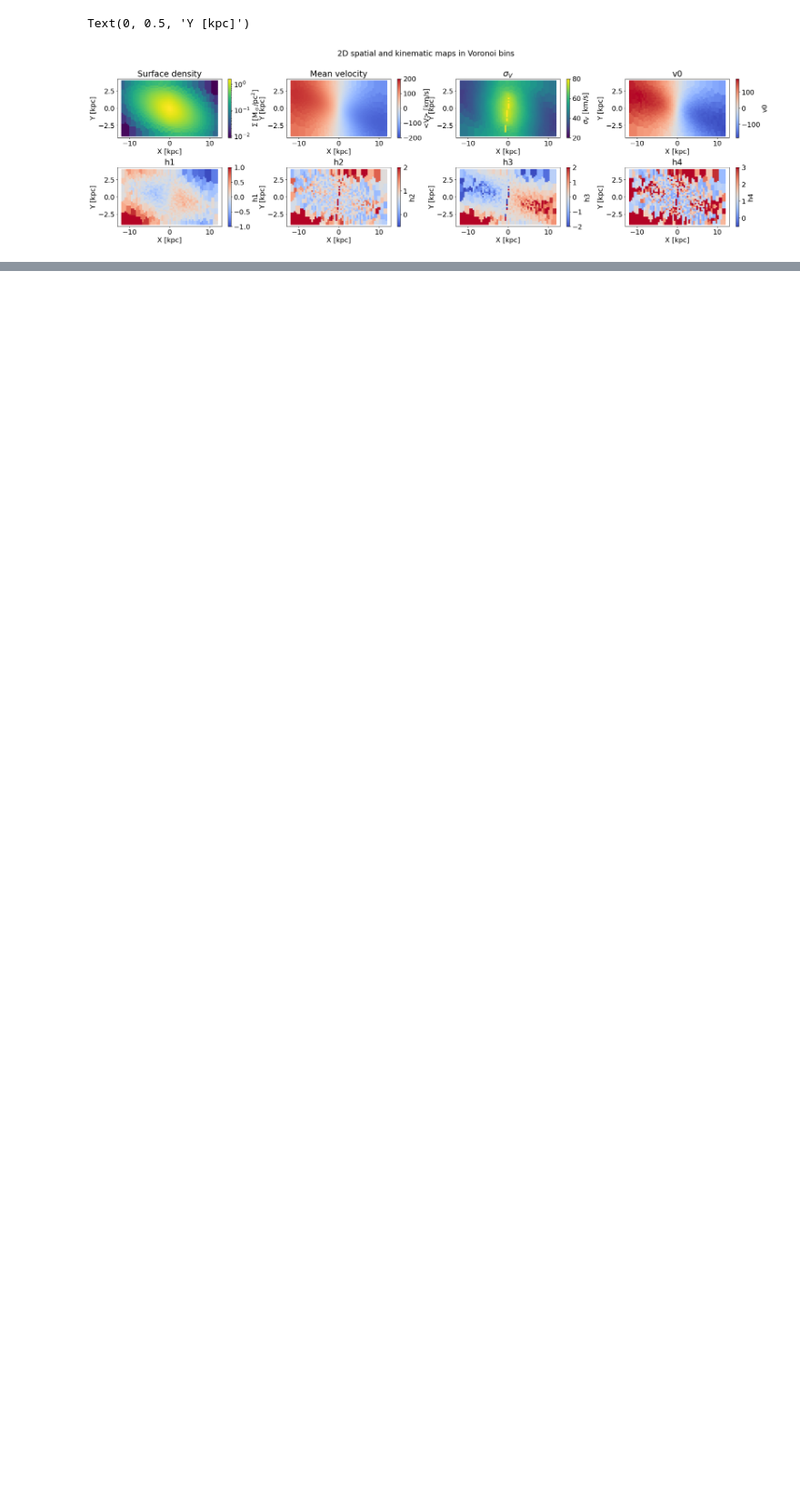
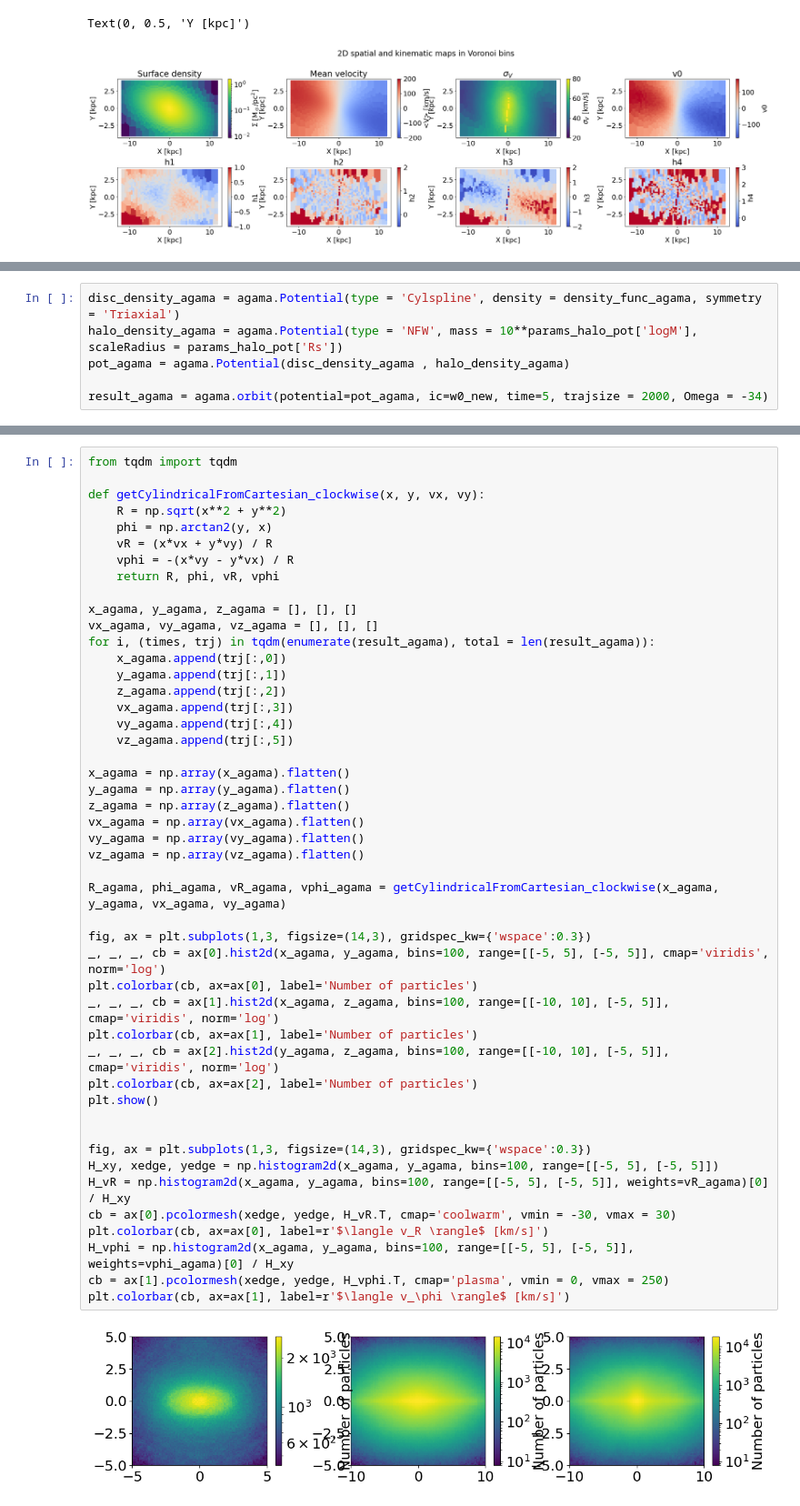
Before and after one commit to David-Chemaly/SchwarMAX, a Jupyter notebook: test_integration.ipynb, the cells around one changed output, grey strips where cells are left out. Shown at 91% size. Saved outputs shown, nothing was run; the diff lists cells and outputs as text; blank space fills up the shorter version.

```diff
--- a/test_integration.ipynb
+++ b/test_integration.ipynb
@@ -1324,0 +1570,6 @@ Text(0, 0.5, 'Y [kpc]')
+# %%
+disc_density_agama = agama.Potential(type = 'Cylspline', density = density_func_agama, symmetry = 'Triaxial')
+halo_density_agama = agama.Potential(type = 'NFW', mass = 10**params_halo_pot['logM'], scaleRadius = params_halo_pot['Rs'])
+pot_agama = agama.Potential(disc_density_agama , halo_density_agama)
+
+result_agama = agama.orbit(potential=pot_agama, ic=w0_new, time=5, trajsize = 2000, Omega = -34)
@@ -1324,0 +1578,49 @@ Text(0, 0.5, 'Y [kpc]')
+# %%
+from tqdm import tqdm
+
+def getCylindricalFromCartesian_clockwise(x, y, vx, vy):
+    R = np.sqrt(x**2 + y**2)
+    phi = np.arctan2(y, x)
+    vR = (x*vx + y*vy) / R
+    vphi = -(x*vy - y*vx) / R
+    return R, phi, vR, vphi
+
+x_agama, y_agama, z_agama = [], [], []
+vx_agama, vy_agama, vz_agama = [], [], []
+for i, (times, trj) in tqdm(enumerate(result_agama), total = len(result_agama)):
+    x_agama.append(trj[:,0])
+    y_agama.append(trj[:,1])
+    z_agama.append(trj[:,2])
+    vx_agama.append(trj[:,3])
+    vy_agama.append(trj[:,4])
+    vz_agama.append(trj[:,5])
+
+x_agama = np.array(x_agama).flatten()
+y_agama = np.array(y_agama).flatten()
+z_agama = np.array(z_agama).flatten()
+vx_agama = np.array(vx_agama).flatten()
+vy_agama = np.array(vy_agama).flatten()
+vz_agama = np.array(vz_agama).flatten()
+
+R_agama, phi_agama, vR_agama, vphi_agama = getCylindricalFromCartesian_clockwise(x_agama, y_agama, vx_agama, vy_agama)
+
+fig, ax = plt.subplots(1,3, figsize=(14,3), gridspec_kw={'wspace':0.3})
+_, _, _, cb = ax[0].hist2d(x_agama, y_agama, bins=100, range=[[-5, 5], [-5, 5]], cmap='viridis', norm='log')
+plt.colorbar(cb, ax=ax[0], label='Number of particles')
+_, _, _, cb = ax[1].hist2d(x_agama, z_agama, bins=100, range=[[-10, 10], [-5, 5]], cmap='viridis', norm='log')
+plt.colorbar(cb, ax=ax[1], label='Number of particles')
+_, _, _, cb = ax[2].hist2d(y_agama, z_agama, bins=100, range=[[-10, 10], [-5, 5]], cmap='viridis', norm='log')
+plt.colorbar(cb, ax=ax[2], label='Number of particles')
+plt.show()
+
+
+fig, ax = plt.subplots(1,3, figsize=(14,3), gridspec_kw={'wspace':0.3})
+H_xy, xedge, yedge = np.histogram2d(x_agama, y_agama, bins=100, range=[[-5, 5], [-5, 5]])
+H_vR = np.histogram2d(x_agama, y_agama, bins=100, range=[[-5, 5], [-5, 5]], weights=vR_agama)[0] / H_xy
+cb = ax[0].pcolormesh(xedge, yedge, H_vR.T, cmap='coolwarm', vmin = -30, vmax = 30)
+plt.colorbar(cb, ax=ax[0], label=r'$\langle v_R \rangle$ [km/s]')
+H_vphi = np.histogram2d(x_agama, y_agama, bins=100, range=[[-5, 5], [-5, 5]], weights=vphi_agama)[0] / H_xy
+cb = ax[1].pcolormesh(xedge, yedge, H_vphi.T, cmap='plasma', vmin = 0, vmax = 250)
+plt.colorbar(cb, ax=ax[1], label=r'$\langle v_\phi \rangle$ [km/s]')
+# %% [output]
+[figure, added]
```
Also changed, not shown: parts of 15 cells of this notebook, 3 other files.
